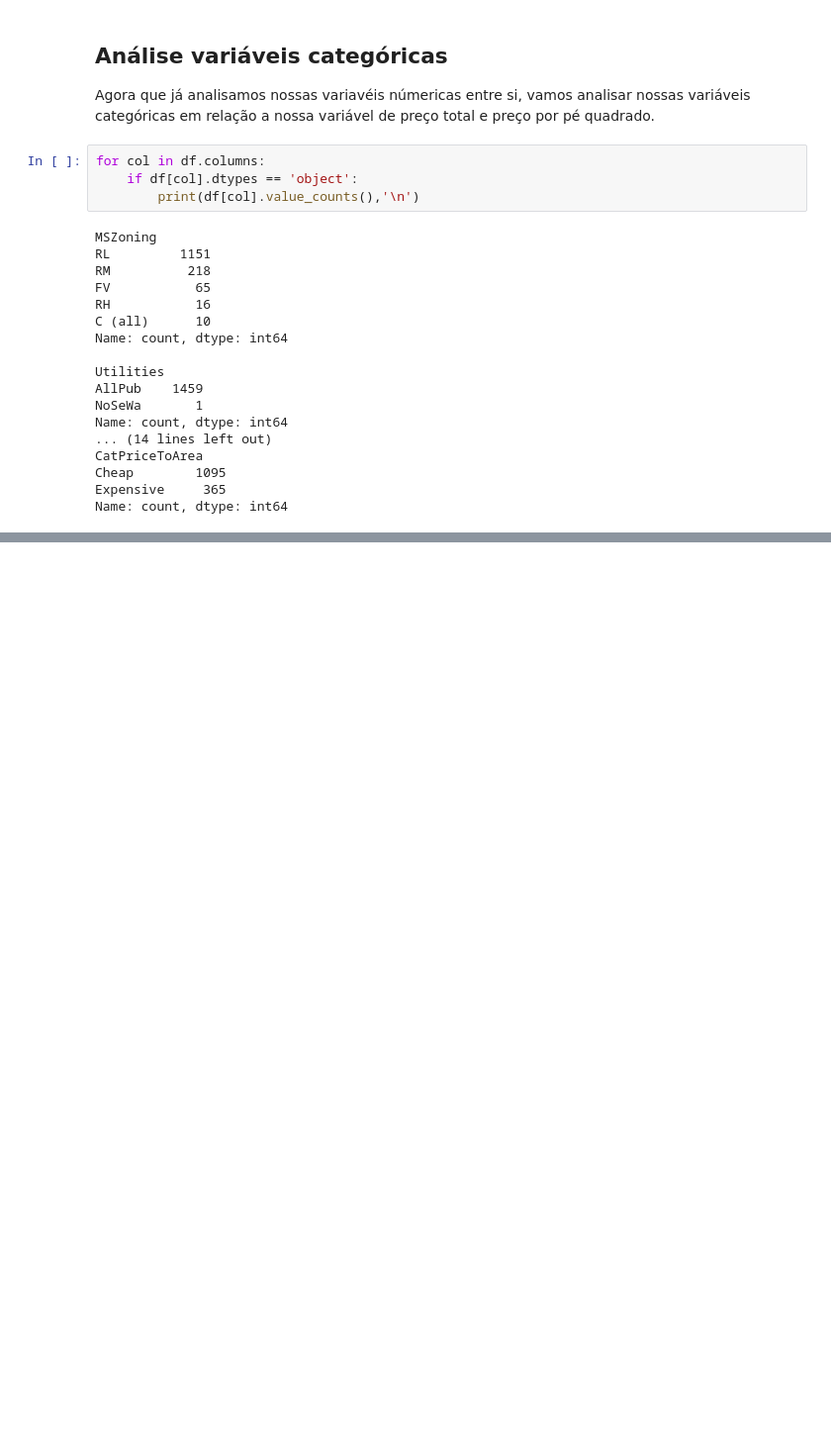
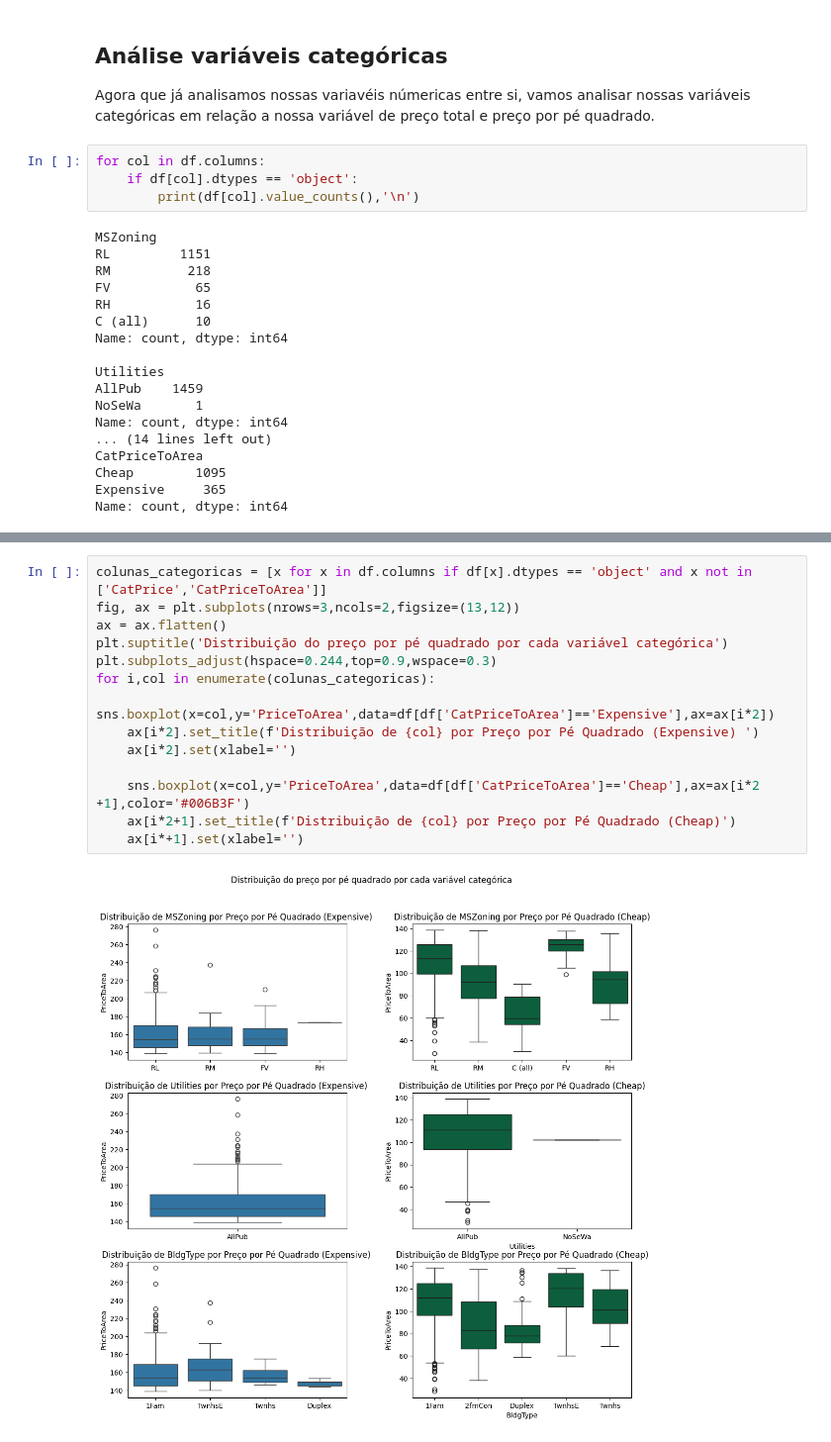
Before and after one commit to kennedylsodre/stats_EBA, a Jupyter notebook: src/Aula01 - Estatistica Descritiva/Aula01.ipynb, the cells around one changed output, grey strips where cells are left out. Shown: that part at 99% size. Cells and saved outputs as stored; diff of their text form; blank space fills up the shorter version.

```diff
--- a/src/Aula01 - Estatistica Descritiva/Aula01.ipynb
+++ b/src/Aula01 - Estatistica Descritiva/Aula01.ipynb
@@ -311,0 +326,16 @@ ax = ax.flatten()
+# %%
+colunas_categoricas = [x for x in df.columns if df[x].dtypes == 'object' and x not in ['CatPrice','CatPriceToArea']]
+fig, ax = plt.subplots(nrows=3,ncols=2,figsize=(13,12))
+ax = ax.flatten()
+plt.suptitle('Distribuição do preço por pé quadrado por cada variável categórica')
+plt.subplots_adjust(hspace=0.244,top=0.9,wspace=0.3)
+for i,col in enumerate(colunas_categoricas):
+    sns.boxplot(x=col,y='PriceToArea',data=df[df['CatPriceToArea']=='Expensive'],ax=ax[i*2])
+    ax[i*2].set_title(f'Distribuição de {col} por Preço por Pé Quadrado (Expensive) ')
+    ax[i*2].set(xlabel='')
+
+    sns.boxplot(x=col,y='PriceToArea',data=df[df['CatPriceToArea']=='Cheap'],ax=ax[i*2 +1],color='#006B3F')
+    ax[i*2+1].set_title(f'Distribuição de {col} por Preço por Pé Quadrado (Cheap)')
+    ax[i*+1].set(xlabel='')
+# %% [output]
+[figure, added]
```
Also changed, not shown: parts of 4 cells of this notebook.
